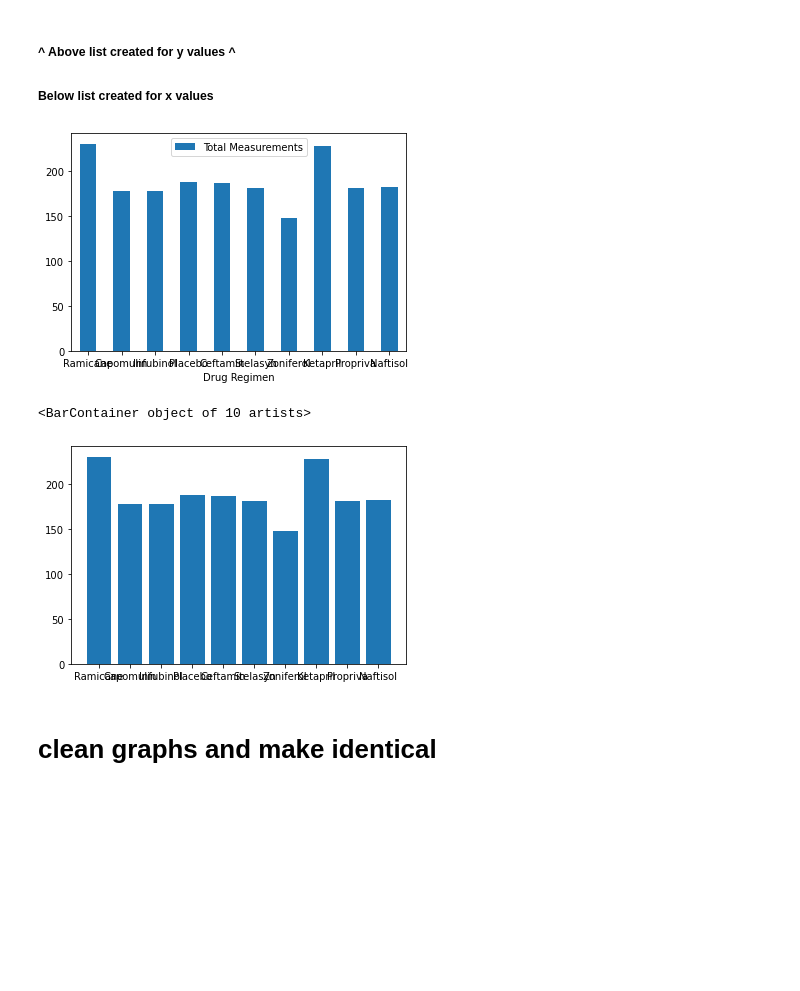
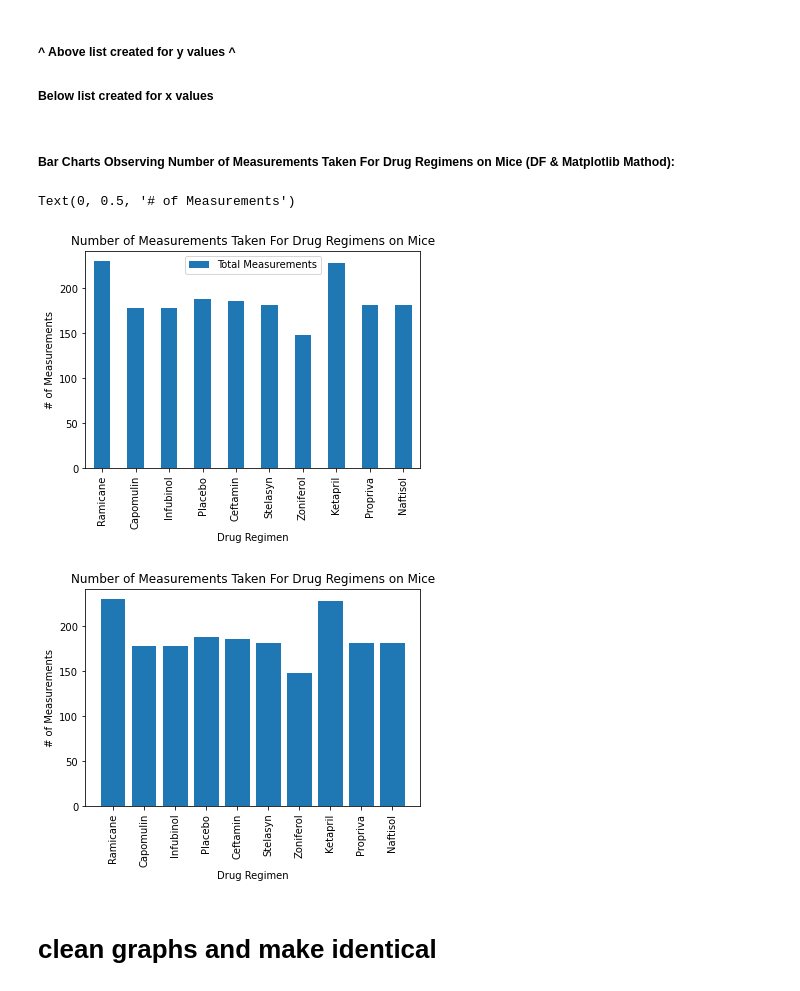
Before and after one commit to 3065923/Pymaceuticals_Burns, a Jupyter notebook: Pymaceuticals/Burns_pymaceuticals.ipynb, the cells around one changed output. Drawn from its saved outputs; the diff is of its cells as text; code cells hidden in the pictures; blank space fills up the shorter version.

```diff
--- a/Pymaceuticals/Burns_pymaceuticals.ipynb
+++ b/Pymaceuticals/Burns_pymaceuticals.ipynb
@@ -296,18 +298,41 @@ Name: Timepoint, dtype: int64
 #create x axis list for different Drug Regimens
 
 x_drug_regimen= clean_complete_df['Drug Regimen'].unique()
+# %% [markdown]
+##### Bar Charts Observing Number of Measurements Taken For Drug Regimens on Mice (DF & Matplotlib Mathod):
 # %%
 #Create bar graph
 
 df = pd.DataFrame({'Drug Regimen':x_drug_regimen, 'Total Measurements':tot_measurements_df})
-ax = df.plot.bar(x='Drug Regimen', y='Total Measurements', rot=0)
+ax = df.plot.bar(x='Drug Regimen', y='Total Measurements', rot=90)
+
+
+
+plt.title("Number of Measurements Taken For Drug Regimens on Mice")
+plt.xlabel("Drug Regimen")
+plt.ylabel("# of Measurements")
 # %% [output]
+Text(0, 0.5, '# of Measurements')
-[figure, old version]
+[figure, new version]
-# %%
-plt.bar(x_drug_regimen, tot_measurements_df)
-# %% [output]
-<BarContainer object of 10 artists>
-[figure, removed]
+# %%
+# Create a list indicating where to write x labels and set figure size to adjust for space
+#matplot bar
+fig_bar = plt.figure()
+plt.bar(x_drug_regimen, tot_measurements_df)
+plt.xticks(rotation="vertical")
+
+# Set x and y limits
+# plt.xlim(-0.25, len(x_axis))
+# plt.ylim(0, max(rain_df["Inches"])+10)
+
+# Set a Title and labels
+plt.title("Number of Measurements Taken For Drug Regimens on Mice")
+plt.xlabel("Drug Regimen")
+plt.ylabel("# of Measurements")
+
+plt.show()
+# %% [output]
+[figure, added]
 # %%
 # Generate a bar plot showing the total number of measurements taken on each drug regimen using pyplot.
 # %% [markdown]
```
Also changed, not shown: parts of 48 cells of this notebook.
